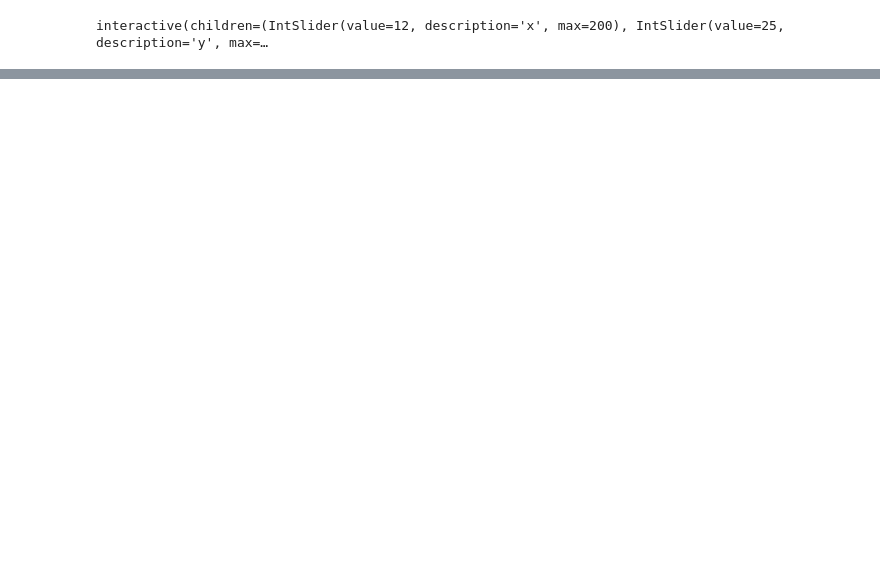
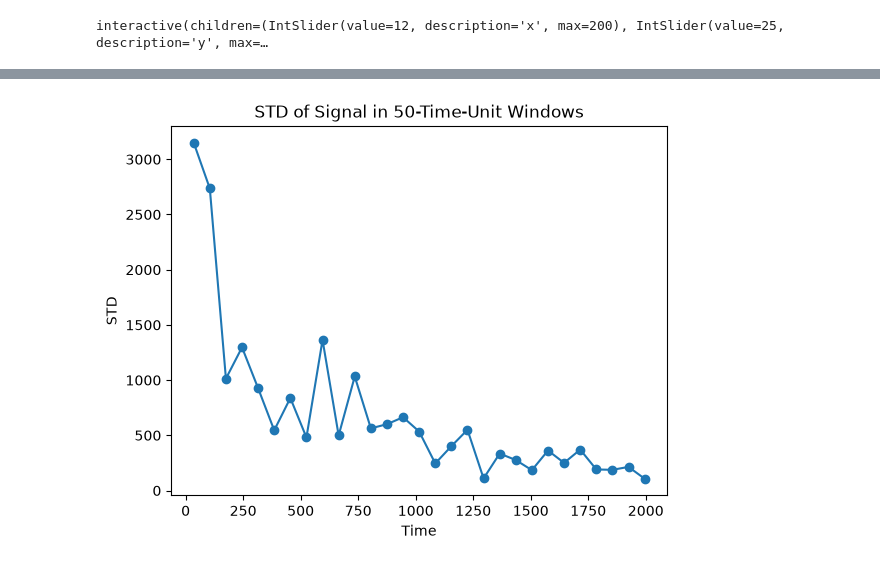
Before and after one commit to amirmuhammadalizade-cloud/UltrasonicProject_ML, a Jupyter notebook: notebooks/UT_ML.ipynb, the cells around one changed output, grey strips where cells are left out. Saved outputs shown, nothing was run; the diff lists cells and outputs as text; code cells hidden in the pictures; blank space fills up the shorter version.

```diff
--- a/notebooks/UT_ML.ipynb
+++ b/notebooks/UT_ML.ipynb
@@ -550,0 +402,47 @@ def spectral_attenuation_shift(echoes, sampling_rate):
+# %%
+import numpy as np
+
+def signal_std_by_time(signal, time, window=50):
+    signal = np.asarray(signal)
+    time = np.asarray(time)
+
+    if signal.ndim != 1 or time.ndim != 1:
+        raise ValueError("signal و time باید یک‌بعدی باشند.")
+
+    if len(signal) != len(time):
+        raise ValueError("signal و time باید طول یکسان داشته باشند.")
+
+    result = {}
+
+    start = time[0]
+    end = time[-1]
+
+    current_start = start
+
+    while current_start < end:
+        current_end = current_start + window
+
+        mask = (time >= current_start) & (time < current_end)
+
+        if np.any(mask):
+            result[(current_start, current_end)] = float(np.std(signal[mask]))
+
+        current_start = current_end
+
+    return result
+# %%
+stds = signal_std_by_time(data[155, 16, :], Z, window = 70)
+windows = list(stds.keys())
+values = list(stds.values())
+
+centers = [(start + end) / 2 for start, end in windows]
+
+plt.plot(centers, values, marker="o")
+
+plt.xlabel("Time")
+plt.ylabel("STD")
+plt.title("STD of Signal in 50-Time-Unit Windows")
+
+plt.show()
+# %% [output]
+[figure, added]
```
Also changed, not shown: parts of 15 cells of this notebook, 2 other files.
